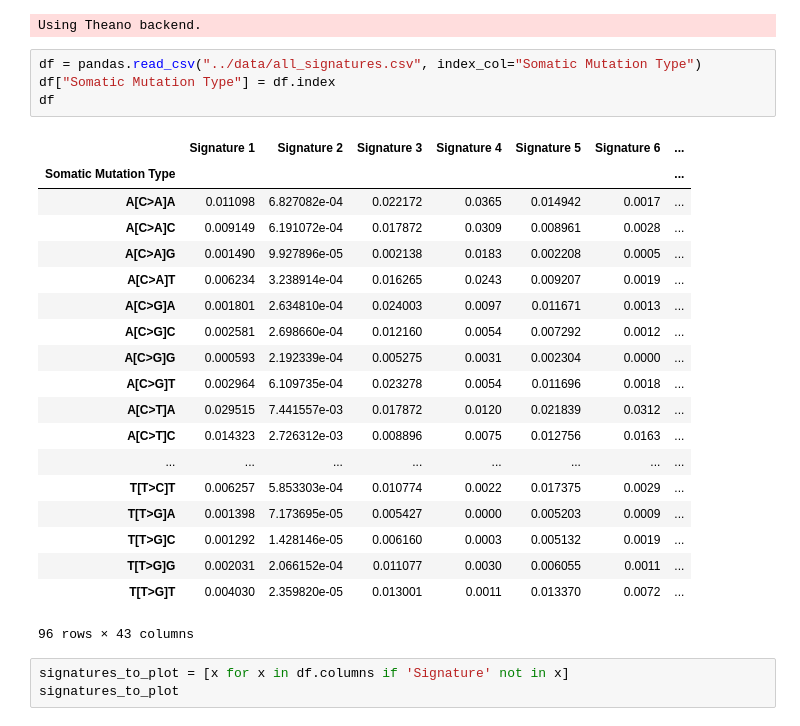
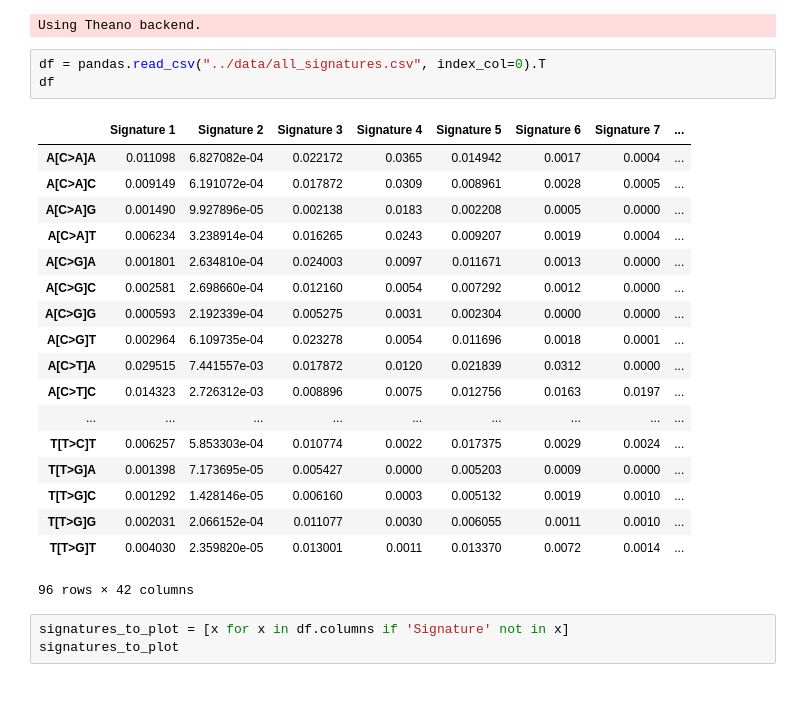
Before and after one commit to hammerlab/paper-aocs-chemo-neoantigens, a Jupyter notebook: notebooks/plot extracted signatures.ipynb, the cells around one changed output. Saved outputs shown, nothing was run; the diff lists cells and outputs as text; blank space fills up the shorter version.

```diff
--- a/notebooks/plot extracted signatures.ipynb
+++ b/notebooks/plot extracted signatures.ipynb
@@ -44,29 +44,27 @@ import pyfaidx
 Couldn't import dot_parser, loading of dot files will not be possible.
 Using Theano backend.
 # %%
-df = pandas.read_csv("../data/all_signatures.csv", index_col="Somatic Mutation Type")
-df["Somatic Mutation Type"] = df.index
+df = pandas.read_csv("../data/all_signatures.csv", index_col=0).T
 df
 # %% [output]
-|  | Signature 1 | Signature 2 | Signature 3 | Signature 4 | Signature 5 | Signature 6 | ... |
-| Somatic Mutation Type |  |  |  |  |  |  | ... |
-| A[C>A]A | 0.011098 | 6.827082e-04 | 0.022172 | 0.0365 | 0.014942 | 0.0017 | ... |
-| A[C>A]C | 0.009149 | 6.191072e-04 | 0.017872 | 0.0309 | 0.008961 | 0.0028 | ... |
-| A[C>A]G | 0.001490 | 9.927896e-05 | 0.002138 | 0.0183 | 0.002208 | 0.0005 | ... |
-| A[C>A]T | 0.006234 | 3.238914e-04 | 0.016265 | 0.0243 | 0.009207 | 0.0019 | ... |
-| A[C>G]A | 0.001801 | 2.634810e-04 | 0.024003 | 0.0097 | 0.011671 | 0.0013 | ... |
-| A[C>G]C | 0.002581 | 2.698660e-04 | 0.012160 | 0.0054 | 0.007292 | 0.0012 | ... |
-| A[C>G]G | 0.000593 | 2.192339e-04 | 0.005275 | 0.0031 | 0.002304 | 0.0000 | ... |
-| A[C>G]T | 0.002964 | 6.109735e-04 | 0.023278 | 0.0054 | 0.011696 | 0.0018 | ... |
-| A[C>T]A | 0.029515 | 7.441557e-03 | 0.017872 | 0.0120 | 0.021839 | 0.0312 | ... |
-| A[C>T]C | 0.014323 | 2.726312e-03 | 0.008896 | 0.0075 | 0.012756 | 0.0163 | ... |
-| ... | ... | ... | ... | ... | ... | ... | ... |
-| T[T>C]T | 0.006257 | 5.853303e-04 | 0.010774 | 0.0022 | 0.017375 | 0.0029 | ... |
-| T[T>G]A | 0.001398 | 7.173695e-05 | 0.005427 | 0.0000 | 0.005203 | 0.0009 | ... |
-| T[T>G]C | 0.001292 | 1.428146e-05 | 0.006160 | 0.0003 | 0.005132 | 0.0019 | ... |
-| T[T>G]G | 0.002031 | 2.066152e-04 | 0.011077 | 0.0030 | 0.006055 | 0.0011 | ... |
-| T[T>G]T | 0.004030 | 2.359820e-05 | 0.013001 | 0.0011 | 0.013370 | 0.0072 | ... |
+|  | Signature 1 | Signature 2 | Signature 3 | Signature 4 | Signature 5 | Signature 6 | Signature 7 | ... |
+| A[C>A]A | 0.011098 | 6.827082e-04 | 0.022172 | 0.0365 | 0.014942 | 0.0017 | 0.0004 | ... |
+| A[C>A]C | 0.009149 | 6.191072e-04 | 0.017872 | 0.0309 | 0.008961 | 0.0028 | 0.0005 | ... |
+| A[C>A]G | 0.001490 | 9.927896e-05 | 0.002138 | 0.0183 | 0.002208 | 0.0005 | 0.0000 | ... |
+| A[C>A]T | 0.006234 | 3.238914e-04 | 0.016265 | 0.0243 | 0.009207 | 0.0019 | 0.0004 | ... |
+| A[C>G]A | 0.001801 | 2.634810e-04 | 0.024003 | 0.0097 | 0.011671 | 0.0013 | 0.0000 | ... |
+| A[C>G]C | 0.002581 | 2.698660e-04 | 0.012160 | 0.0054 | 0.007292 | 0.0012 | 0.0000 | ... |
+| A[C>G]G | 0.000593 | 2.192339e-04 | 0.005275 | 0.0031 | 0.002304 | 0.0000 | 0.0000 | ... |
+| A[C>G]T | 0.002964 | 6.109735e-04 | 0.023278 | 0.0054 | 0.011696 | 0.0018 | 0.0001 | ... |
+| A[C>T]A | 0.029515 | 7.441557e-03 | 0.017872 | 0.0120 | 0.021839 | 0.0312 | 0.0000 | ... |
+| A[C>T]C | 0.014323 | 2.726312e-03 | 0.008896 | 0.0075 | 0.012756 | 0.0163 | 0.0197 | ... |
+| ... | ... | ... | ... | ... | ... | ... | ... | ... |
+| T[T>C]T | 0.006257 | 5.853303e-04 | 0.010774 | 0.0022 | 0.017375 | 0.0029 | 0.0024 | ... |
+| T[T>G]A | 0.001398 | 7.173695e-05 | 0.005427 | 0.0000 | 0.005203 | 0.0009 | 0.0000 | ... |
+| T[T>G]C | 0.001292 | 1.428146e-05 | 0.006160 | 0.0003 | 0.005132 | 0.0019 | 0.0010 | ... |
+| T[T>G]G | 0.002031 | 2.066152e-04 | 0.011077 | 0.0030 | 0.006055 | 0.0011 | 0.0010 | ... |
+| T[T>G]T | 0.004030 | 2.359820e-05 | 0.013001 | 0.0011 | 0.013370 | 0.0072 | 0.0014 | ... |
-96 rows × 43 columns
+96 rows × 42 columns
 # %%
 signatures_to_plot = [x for x in df.columns if 'Signature' not in x]
 signatures_to_plot
```
Also changed, not shown: parts of 2 cells of this notebook, 2 other files.
